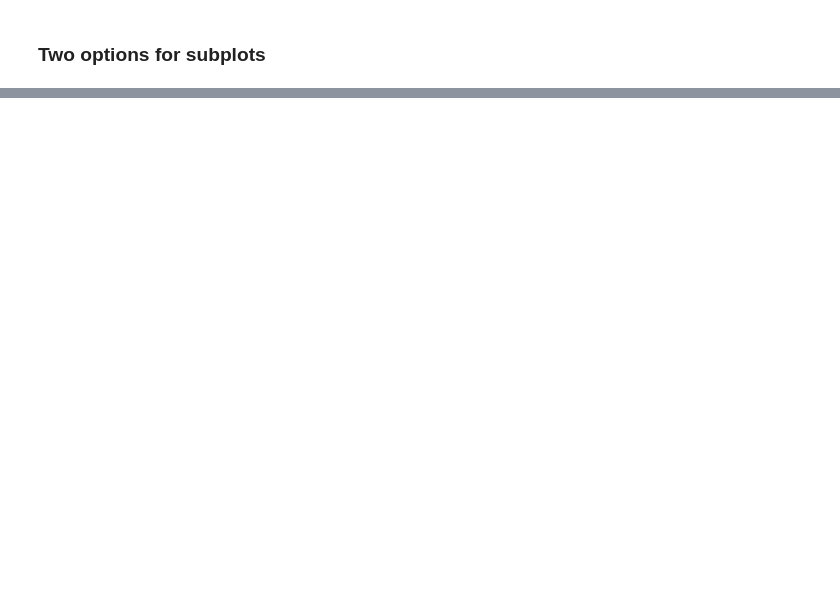
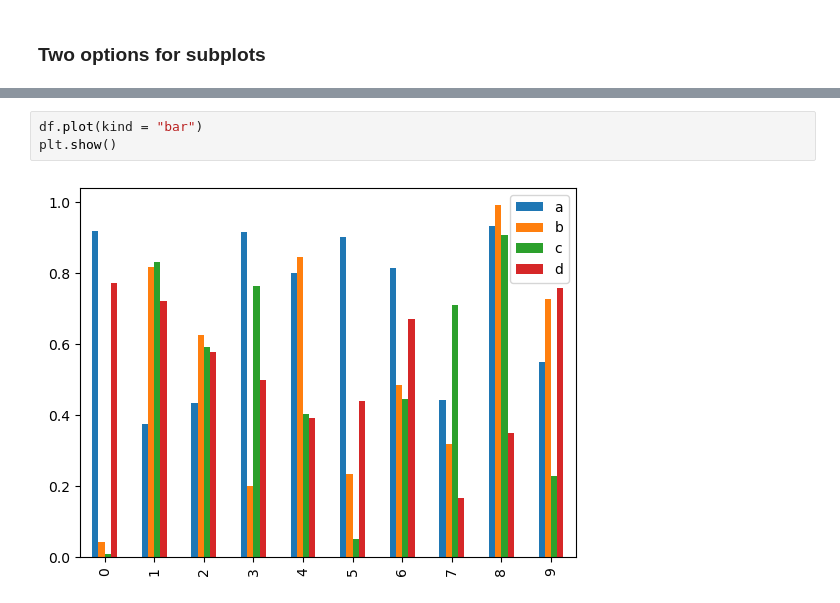
Before and after one commit to kuheli31/AIML, a Jupyter notebook: Matplotlib.ipynb, the cells around one changed output, grey strips where cells are left out. Drawn from its saved outputs; the diff is of its cells as text; blank space fills up the shorter version.

```diff
--- a/Matplotlib.ipynb
+++ b/Matplotlib.ipynb
@@ -167,0 +290,5 @@ plt.show()
+# %%
+df.plot(kind = "bar")
+plt.show()
+# %% [output]
+[figure, added]
```
Also changed, not shown: parts of 42 cells of this notebook, 2 other files.
